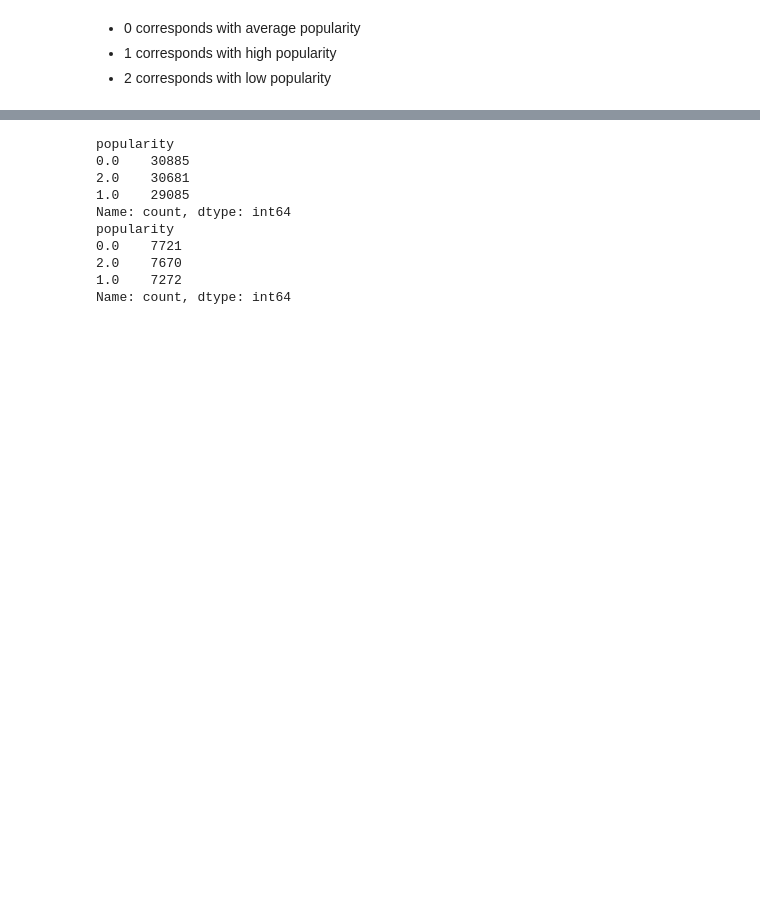
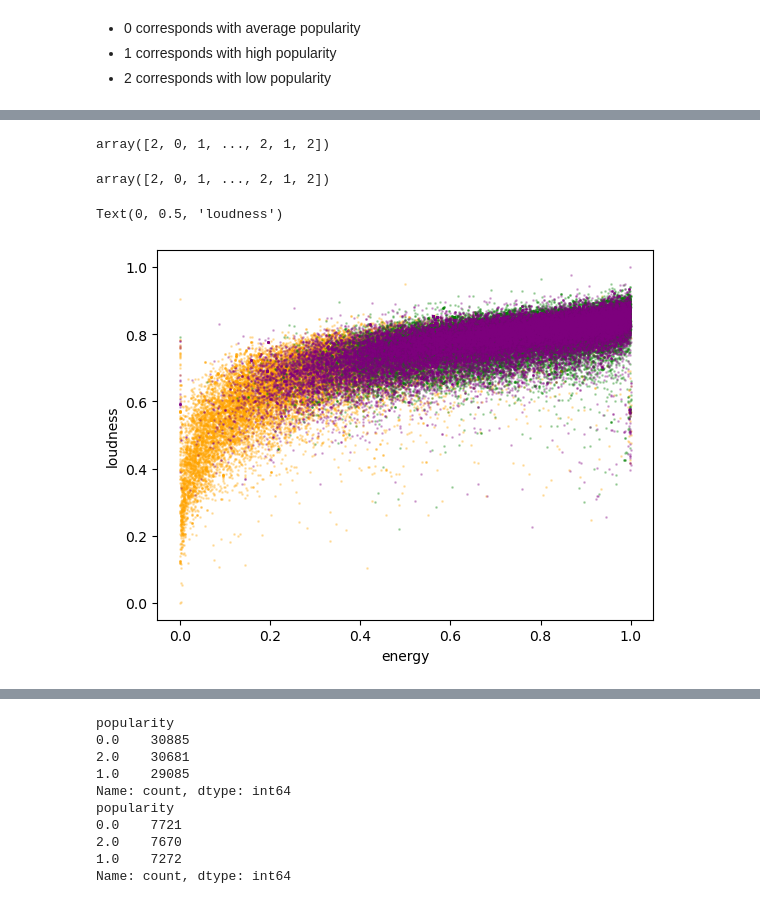
Before and after one commit to victoriaoak/ds3001-final-project, a Jupyter notebook: final_project.ipynb, the cells around one changed output, grey strips where cells are left out. Saved outputs shown, nothing was run; the diff lists cells and outputs as text; code cells hidden in the pictures; blank space fills up the shorter version.

```diff
--- a/final_project.ipynb
+++ b/final_project.ipynb
@@ -330,3 +405,7 @@ Name: count, dtype: int64
 - 0 corresponds with average popularity
 - 1 corresponds with high popularity
 - 2 corresponds with low popularity
+# %%
+# subset of the data without the artist, album name, and track name
+spotify_num = spotify.drop(columns=['artists','album_name','track_name'], axis=1)
+spotify_num.info()
@@ -332,0 +430,27 @@ Name: count, dtype: int64
+# %%
+# Scale the data for kmeans
+spotify_scaled_kmeans = pd.DataFrame(MinMaxScaler().fit_transform(spotify_num))
+# %%
+# Run data through kmeans model
+spotify_kmeans = KMeans(n_clusters=3, random_state=42, n_init=10).fit(spotify_scaled_kmeans)
+# %%
+spotify_kmeans.labels_
+# %% [output]
+array([2, 0, 1, ..., 2, 1, 2])
+# %%
+spotify_kmeans.predict(spotify_scaled_kmeans)
+# %% [output]
+array([2, 0, 1, ..., 2, 1, 2])
+# %%
+group1 = spotify_scaled_kmeans[spotify_kmeans.labels_ == 0]
+group2= spotify_scaled_kmeans[spotify_kmeans.labels_ == 1]
+group3 = spotify_scaled_kmeans[spotify_kmeans.labels_ == 2]
+
+plt.scatter(group1[3], group1[5], c="orange", s=1, alpha=0.25)
+plt.scatter(group2[3], group2[5], c="green", s=1, alpha=0.25)
+plt.scatter(group3[3], group3[5], c="purple", s=1, alpha=0.25)
+plt.xlabel("energy")
+plt.ylabel("loudness")
+# %% [output]
+Text(0, 0.5, 'loudness')
+[figure, added]
```
Also changed, not shown: parts of 46 cells of this notebook.
